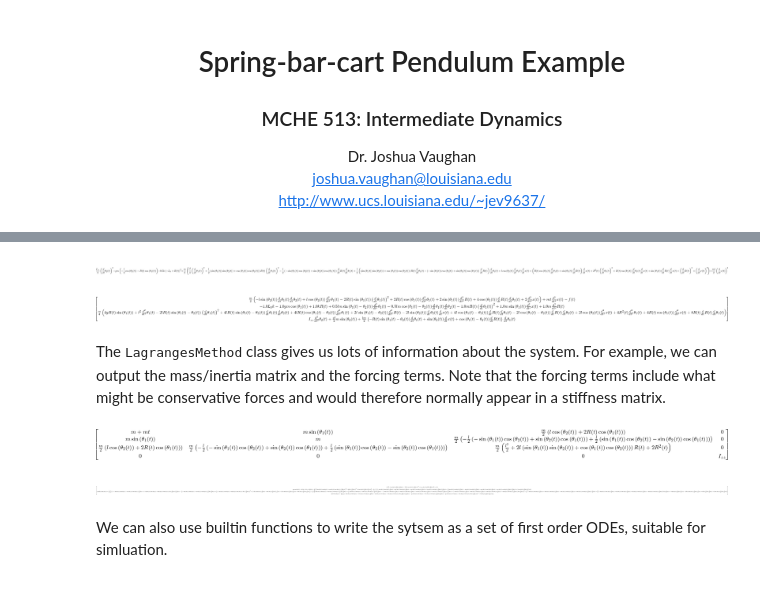
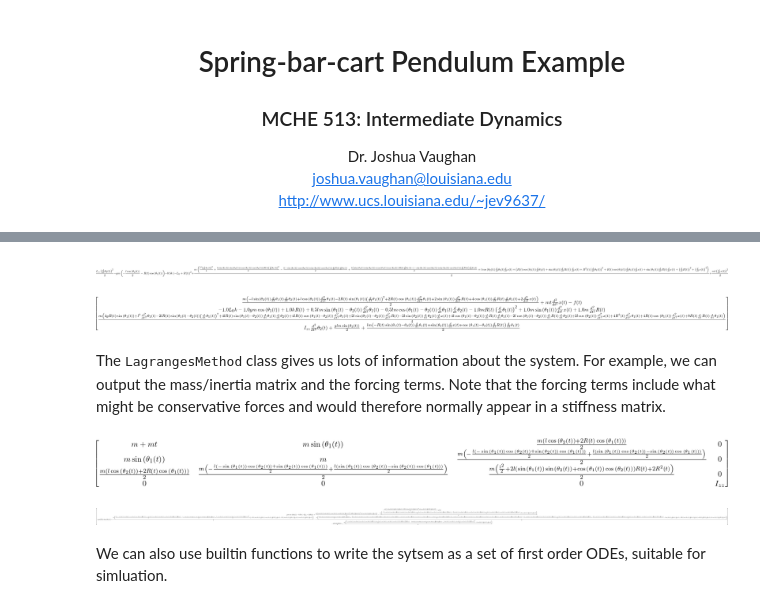
Before and after one commit to DocVaughan/MCHE513---Intermediate-Dynamics, a Jupyter notebook: Spring-Bar Pendulum with SymPy.ipynb, the cells around one changed output, grey strips where cells are left out. Drawn from its saved outputs; the diff is of its cells as text; code cells hidden in the pictures.

```diff
--- a/Spring-Bar Pendulum with SymPy.ipynb
+++ b/Spring-Bar Pendulum with SymPy.ipynb
@@ -49,35 +49,35 @@ T.set_vel(N, x_dot * N.x)
 
 # Define the point at the end of the spring and set its velocity
 P = T.locatenew('P', -R * A.y)
 P.set_vel(N, x_dot * N.x + R * theta1_dot * A.x - R_dot * A.y)
 
 # Define the COM of the bar location and velocity
 G = P.locatenew('G', -l/2 * B.y)
 G.v2pt_theory(P, N, A)
 
 # Create the bar rigid bogy
 I_bar = inertia(B, 0, 0, Izz)
 bar = RigidBody('bar', G, B, m, (I_bar, G))
 
 # Treat the trolley as a particle
 mtr = Particle('mtr', T, mt)
 
 # Now, set the potential energy of the bar
 h = G.pos_from(T) & N.y # Define the height of the COM by the vertical distance from the datum
-bar.set_potential_energy(m * g * h + 1/2 * k * (R - l0)**2)
+bar.potential_energy = m * g * h + 1/2 * k * (R - l0)**2
 
 # # Set up the force list - each item follows the form:
 # #    (the location where the force is applied, its magnitude and direction)
 # # Here, there are no non-conservataive external forces
 forces = [(T, f * N.x)]
 
 # # Form the Lagrangian
 L =  Lagrangian(N, mtr, bar)
 
 # # Print the Lagrangian as a check
 L
 # %% [output]
-[figure, old version]
+[figure, new version]
 # %%
 # This creates a LagrangesMethod class instance that will
 # allow us to form the equations of motion, etc
@@ -89,19 +89,19 @@ EqMotion = LM.form_lagranges_equations()
 # Print the simplified version of the equations of motion
 sympy.simplify(EqMotion)
 # %% [output]
-[figure, old version]
+[figure, new version]
 # %% [markdown]
 The <tt>LagrangesMethod</tt> class gives us lots of information about the system. For example, we can output the mass/inertia matrix and the forcing terms. Note that the forcing terms include what might be conservative forces and would therefore normally appear in a stiffness matrix.
 # %%
 # Output the inertia/mass matrix of the system
 LM.mass_matrix
 # %% [output]
-[figure, old version]
+[figure, new version]
 # %%
 # Output the forcing terms of the system
 LM.forcing
 # %% [output]
-[figure, old version]
+[figure, new version]
 # %% [markdown]
 We can also use builtin functions to write the sytsem as a set of first order ODEs, suitable for simluation.
 # %%
```
Also changed, not shown: parts of 16 cells of this notebook, 8 other files.
